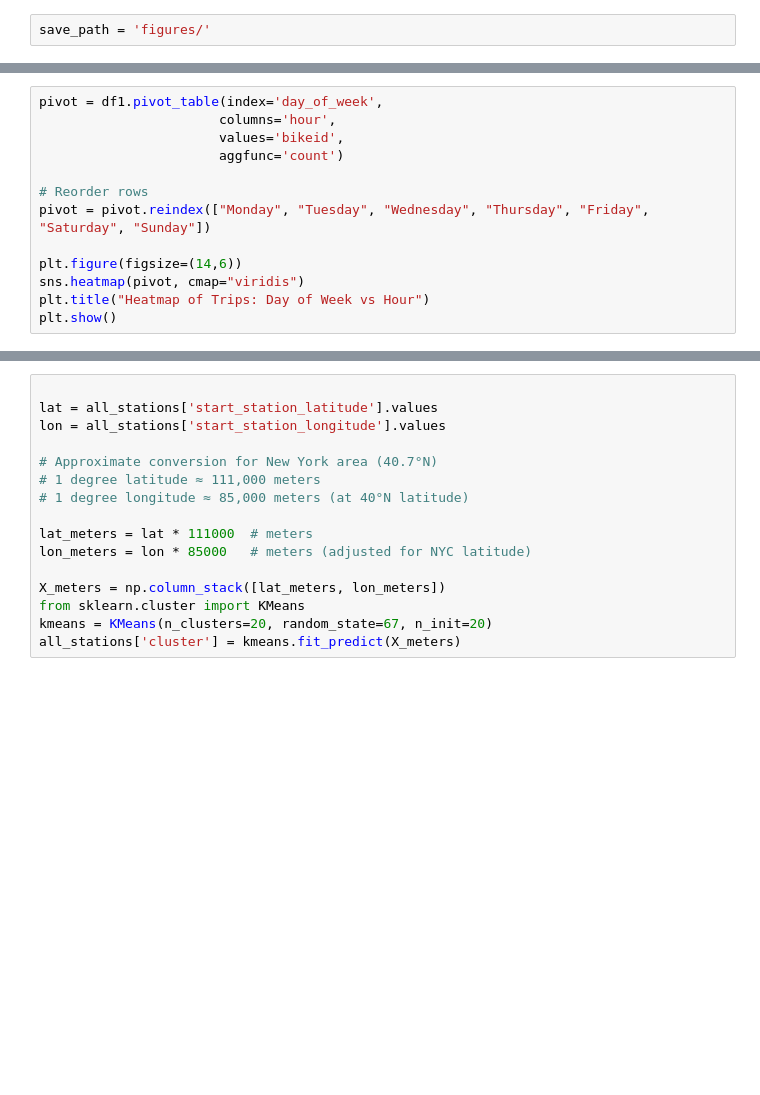
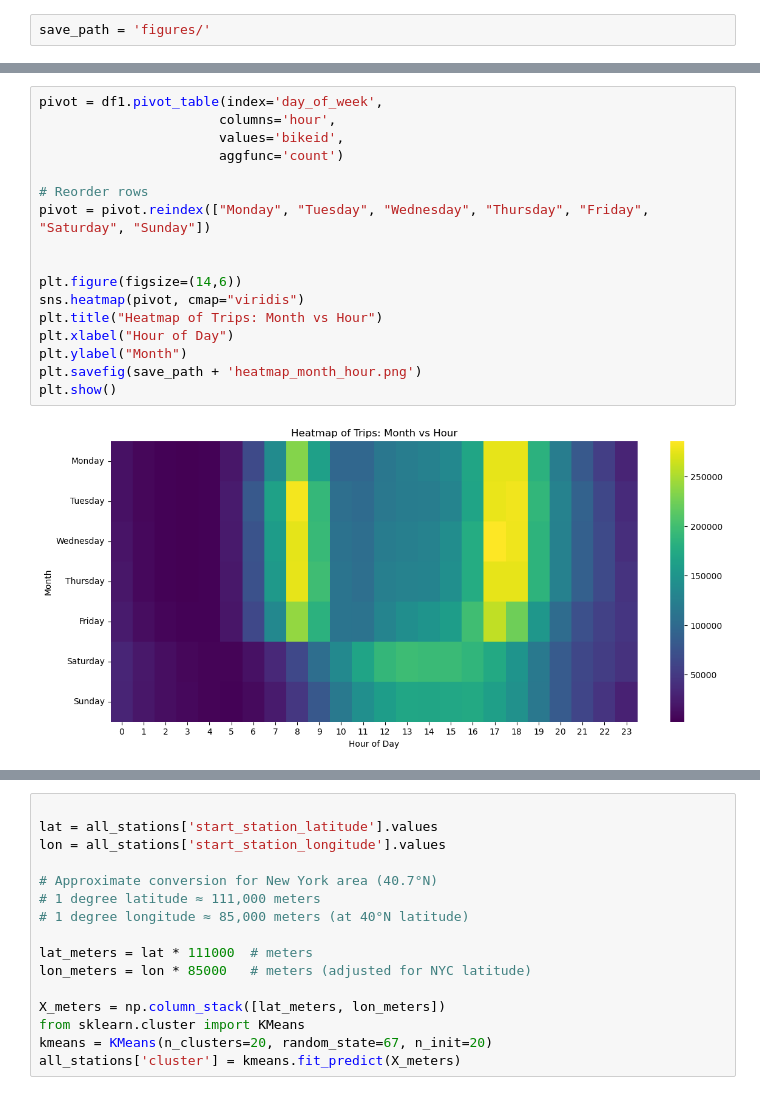
Before and after one commit to jsp566/Intro-to-Business-Analytics-project, a Jupyter notebook: Data analysis and visualization.ipynb, the cells around one changed output, grey strips where cells are left out. Cells and saved outputs as stored; diff of their text form; blank space fills up the shorter version.

```diff
--- a/Data analysis and visualization.ipynb
+++ b/Data analysis and visualization.ipynb
@@ -40,13 +46,19 @@ plt.show()
 # %%
 pivot = df1.pivot_table(index='day_of_week',
                        columns='hour',
                        values='bikeid',
                        aggfunc='count')
 
 # Reorder rows
 pivot = pivot.reindex(["Monday", "Tuesday", "Wednesday", "Thursday", "Friday", "Saturday", "Sunday"])
 
+
 plt.figure(figsize=(14,6))
 sns.heatmap(pivot, cmap="viridis")
-plt.title("Heatmap of Trips: Day of Week vs Hour")
+plt.title("Heatmap of Trips: Month vs Hour")
+plt.xlabel("Hour of Day")
+plt.ylabel("Month")
+plt.savefig(save_path + 'heatmap_month_hour.png')
 plt.show()
+# %% [output]
+[figure, added]
```
Also changed, not shown: parts of 8 cells of this notebook, 3 other files.
